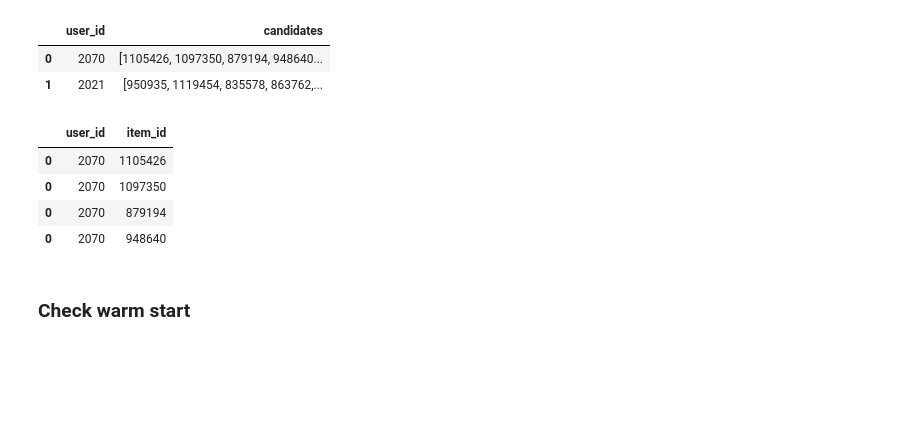
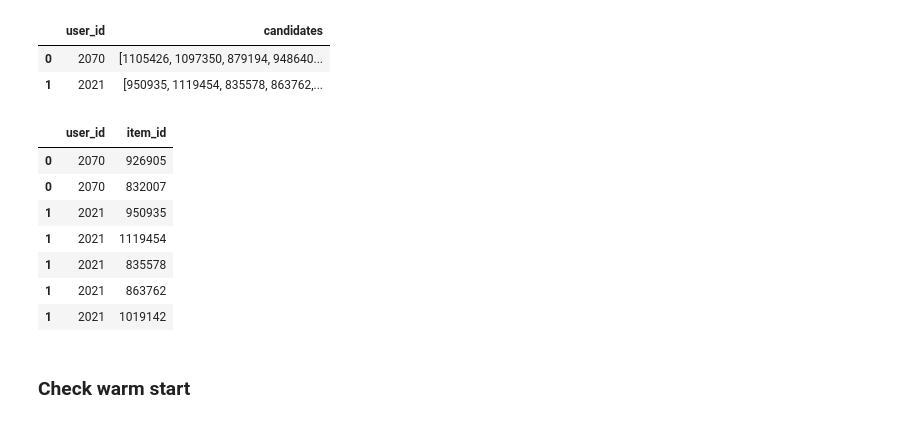
Before and after one commit to SVM71/Rec_sys_homework_10_2021, a Jupyter notebook: Lesson_6/Rec_sys_HW6_Mitin.ipynb, the cells around one changed output. Cells and saved outputs as stored; diff of their text form; code cells hidden in the pictures; blank space fills up the shorter version.

```diff
--- a/Lesson_6/Rec_sys_HW6_Mitin.ipynb
+++ b/Lesson_6/Rec_sys_HW6_Mitin.ipynb
@@ -471,14 +471,17 @@ df_items = df_match_candidates.apply(lambda x: pd.Series(x['candidates']), axis=
 df_items.name = 'item_id'
 # %%
 df_match_candidates = df_match_candidates.drop('candidates', axis=1).join(df_items)
-# %%
-df_match_candidates.head(4)
-# %% [output]
-|  | user_id | item_id |
-| 0 | 2070 | 1105426 |
-| 0 | 2070 | 1097350 |
-| 0 | 2070 | 879194 |
-| 0 | 2070 | 948640 |
+# %%
+df_match_candidates[48:55]
+# %% [output]
+|  | user_id | item_id |
+| 0 | 2070 | 926905 |
+| 0 | 2070 | 832007 |
+| 1 | 2021 | 950935 |
+| 1 | 2021 | 1119454 |
+| 1 | 2021 | 835578 |
+| 1 | 2021 | 863762 |
+| 1 | 2021 | 1019142 |
 # %% [markdown]
 ### Check warm start
 # %%
```
Also changed, not shown: parts of 25 cells of this notebook.
